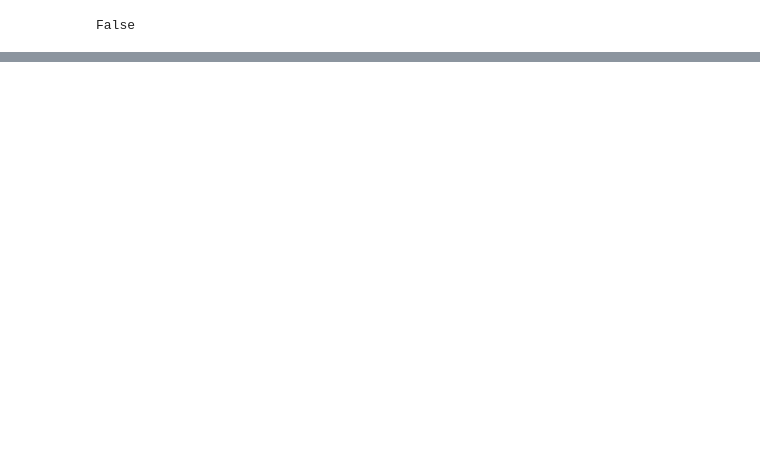
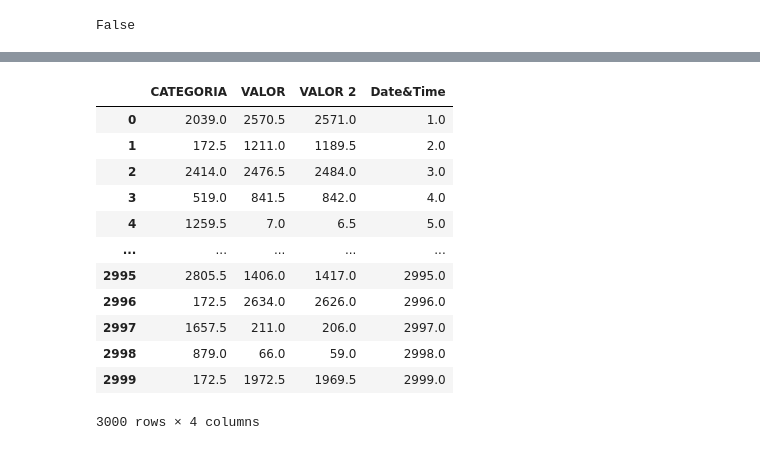
Before and after one commit to chris78rey/DIPLOM_BIGDATA, a Jupyter notebook: PRUEBASMIAS.ipynb, the cells around one changed output, grey strips where cells are left out. Cells and saved outputs as stored; diff of their text form; code cells hidden in the pictures; blank space fills up the shorter version.

```diff
--- a/PRUEBASMIAS.ipynb
+++ b/PRUEBASMIAS.ipynb
@@ -169,0 +212,18 @@ df.rank()
+# %%
+
+
+df.rank()
+# %% [output]
+|  | CATEGORIA | VALOR | VALOR 2 | Date&Time |
+| 0 | 2039.0 | 2570.5 | 2571.0 | 1.0 |
+| 1 | 172.5 | 1211.0 | 1189.5 | 2.0 |
+| 2 | 2414.0 | 2476.5 | 2484.0 | 3.0 |
+| 3 | 519.0 | 841.5 | 842.0 | 4.0 |
+| 4 | 1259.5 | 7.0 | 6.5 | 5.0 |
+| ... | ... | ... | ... | ... |
+| 2995 | 2805.5 | 1406.0 | 1417.0 | 2995.0 |
+| 2996 | 172.5 | 2634.0 | 2626.0 | 2996.0 |
+| 2997 | 1657.5 | 211.0 | 206.0 | 2997.0 |
+| 2998 | 879.0 | 66.0 | 59.0 | 2998.0 |
+| 2999 | 172.5 | 1972.5 | 1969.5 | 2999.0 |
+3000 rows × 4 columns
```
Also changed, not shown: parts of 23 cells of this notebook.
